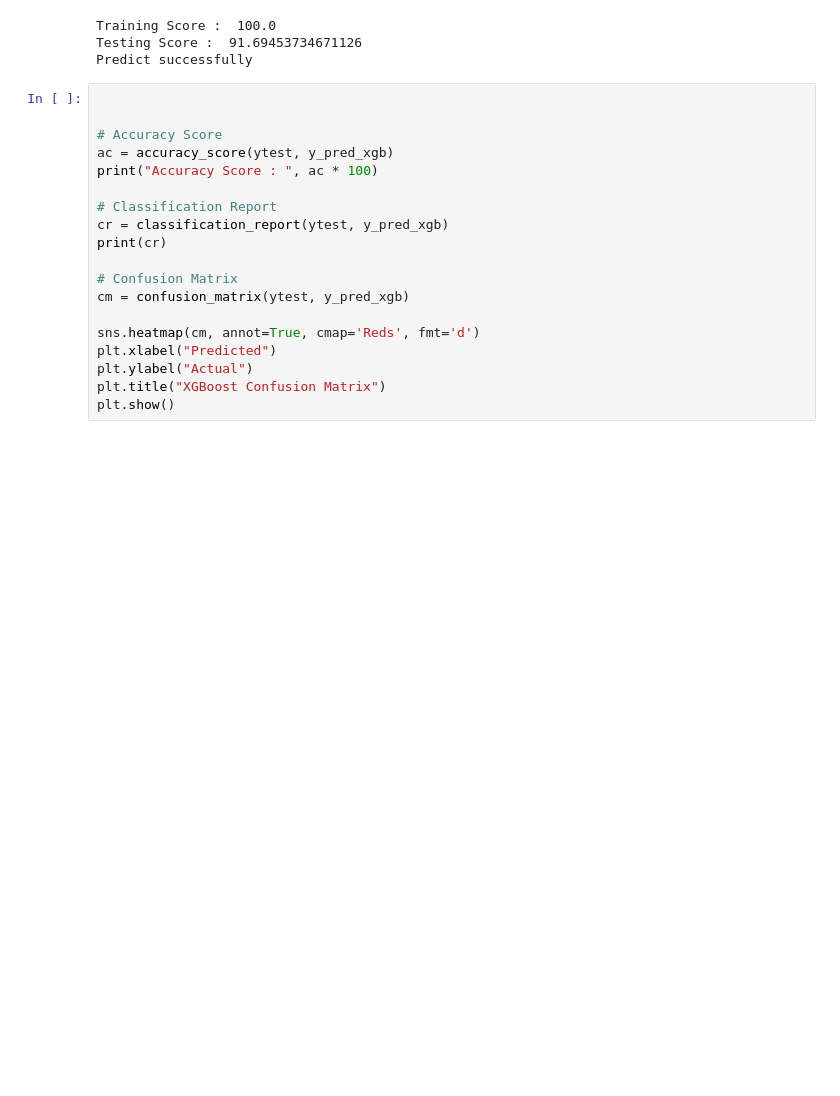
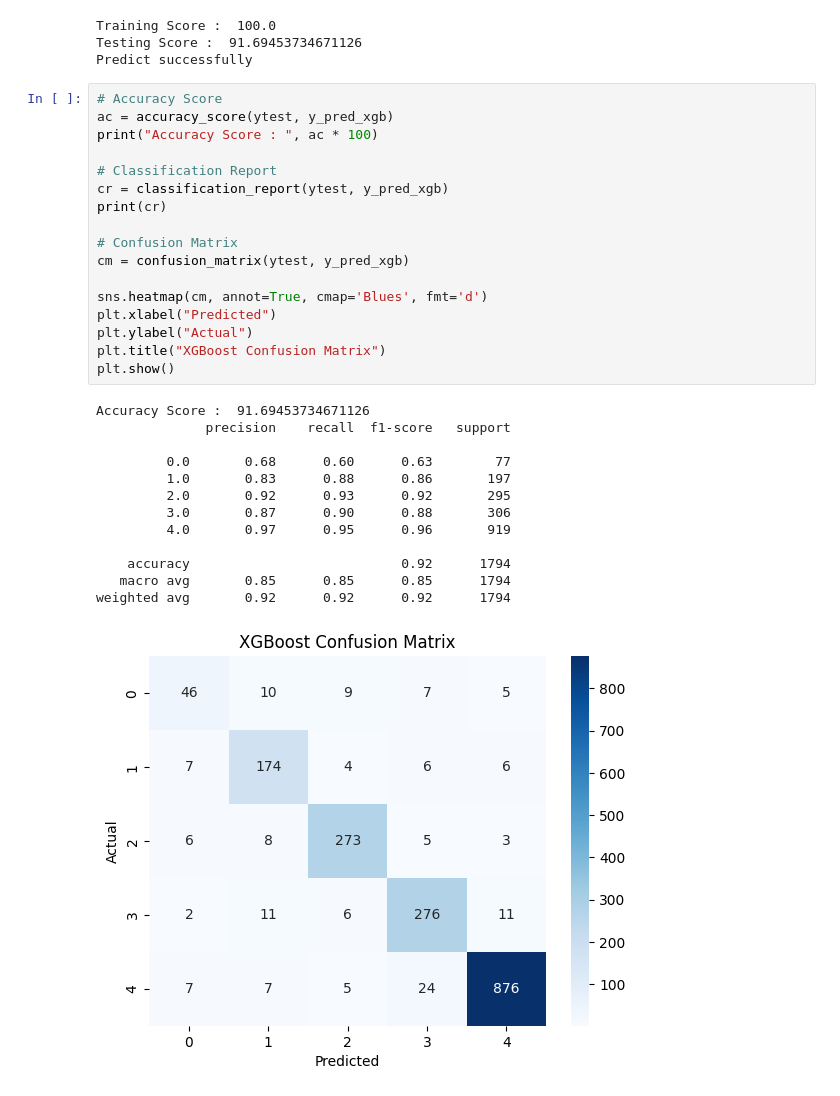
Before and after one commit to samifahim07/EduIntel-Intelligent-Student-Performance-Analytics, a Jupyter notebook: student_performance.ipynb, the cells around one changed output. Drawn from its saved outputs; the diff is of its cells as text; blank space fills up the shorter version.

```diff
--- a/student_performance.ipynb
+++ b/student_performance.ipynb
@@ -352,21 +352,33 @@ Training Score :  100.0
 Testing Score :  91.69453734671126
 Predict successfully
 # %%
-
-
 # Accuracy Score
 ac = accuracy_score(ytest, y_pred_xgb)
 print("Accuracy Score : ", ac * 100)
 
 # Classification Report
 cr = classification_report(ytest, y_pred_xgb)
 print(cr)
 
 # Confusion Matrix
 cm = confusion_matrix(ytest, y_pred_xgb)
 
-sns.heatmap(cm, annot=True, cmap='Reds', fmt='d')
+sns.heatmap(cm, annot=True, cmap='Blues', fmt='d')
 plt.xlabel("Predicted")
 plt.ylabel("Actual")
 plt.title("XGBoost Confusion Matrix")
 plt.show()
+# %% [output]
+Accuracy Score :  91.69453734671126
+              precision    recall  f1-score   support
+
+         0.0       0.68      0.60      0.63        77
+         1.0       0.83      0.88      0.86       197
+         2.0       0.92      0.93      0.92       295
+         3.0       0.87      0.90      0.88       306
+         4.0       0.97      0.95      0.96       919
+
+    accuracy                           0.92      1794
+   macro avg       0.85      0.85      0.85      1794
+weighted avg       0.92      0.92      0.92      1794
+[figure, added]
```
